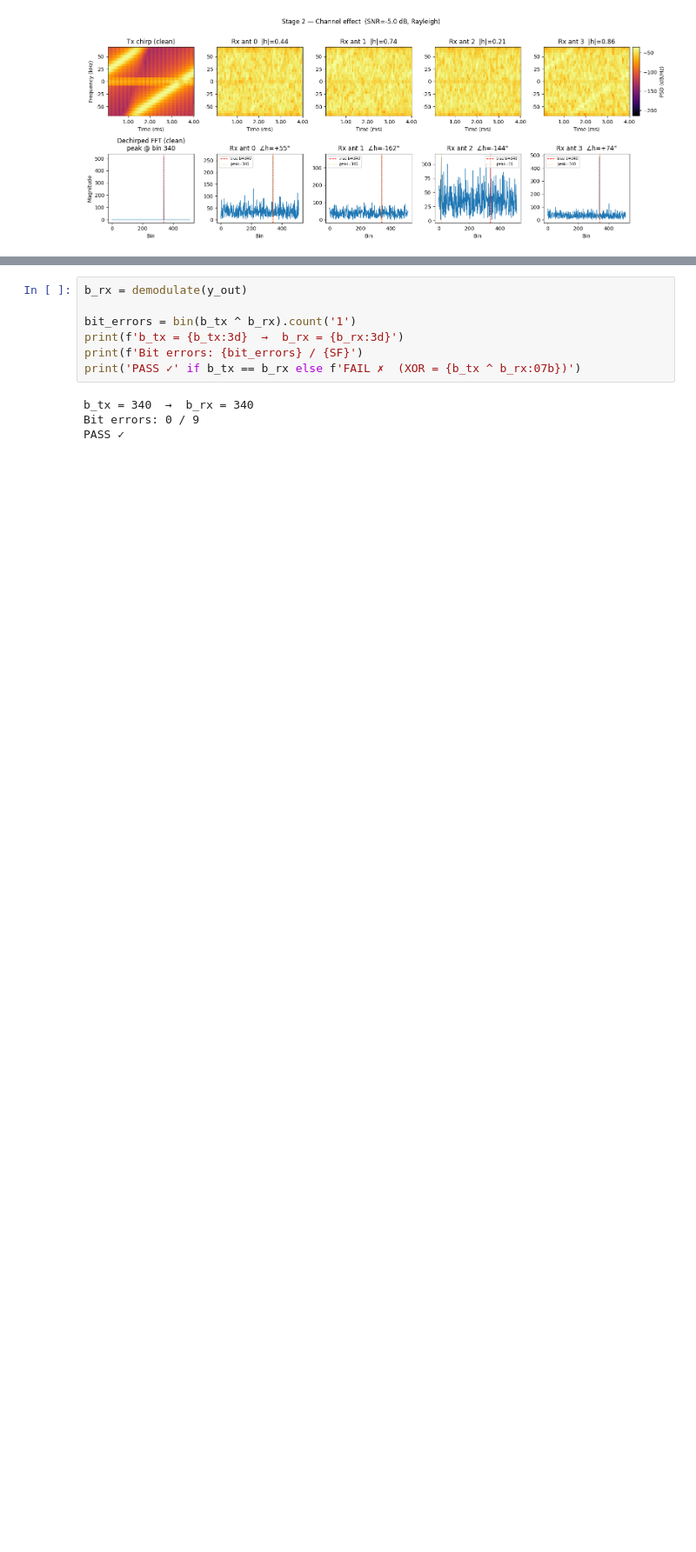
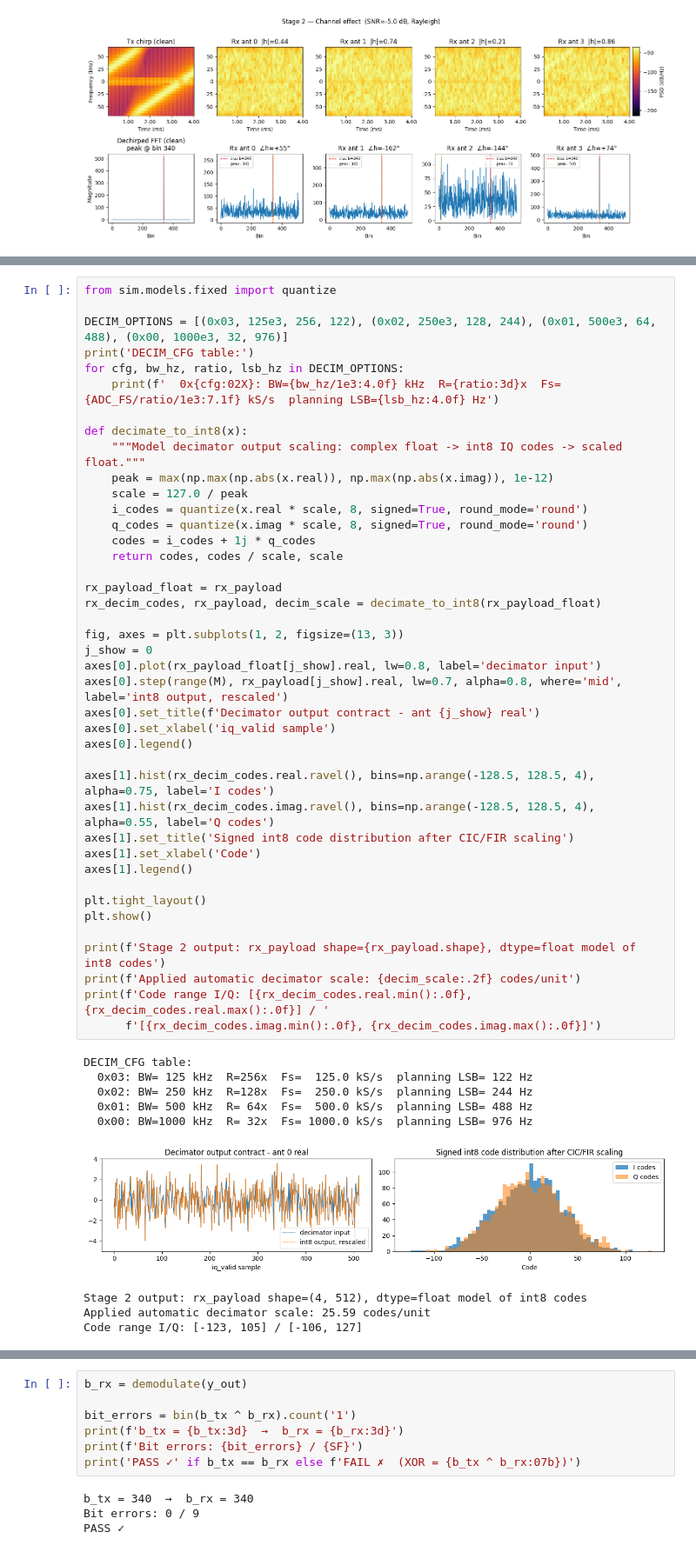
Before and after one commit to Sheffield-Chip-Design-Team/chipathon-2026, a Jupyter notebook: lora-mimo/sim/notebooks/01_dsp_chain_walkthrough.ipynb, the cells around one changed output, grey strips where cells are left out. Shown at 87% size. Saved outputs shown, nothing was run; the diff lists cells and outputs as text; blank space fills up the shorter version.

```diff
--- a/lora-mimo/sim/notebooks/01_dsp_chain_walkthrough.ipynb
+++ b/lora-mimo/sim/notebooks/01_dsp_chain_walkthrough.ipynb
@@ -265,3 +285,54 @@ plt.show()
+# %%
+from sim.models.fixed import quantize
+
+DECIM_OPTIONS = [(0x03, 125e3, 256, 122), (0x02, 250e3, 128, 244), (0x01, 500e3, 64, 488), (0x00, 1000e3, 32, 976)]
+print('DECIM_CFG table:')
+for cfg, bw_hz, ratio, lsb_hz in DECIM_OPTIONS:
+    print(f'  0x{cfg:02X}: BW={bw_hz/1e3:4.0f} kHz  R={ratio:3d}x  Fs={ADC_FS/ratio/1e3:7.1f} kS/s  planning LSB={lsb_hz:4.0f} Hz')
+
+def decimate_to_int8(x):
+    """Model decimator output scaling: complex float -> int8 IQ codes -> scaled float."""
+    peak = max(np.max(np.abs(x.real)), np.max(np.abs(x.imag)), 1e-12)
+    scale = 127.0 / peak
+    i_codes = quantize(x.real * scale, 8, signed=True, round_mode='round')
+    q_codes = quantize(x.imag * scale, 8, signed=True, round_mode='round')
+    codes = i_codes + 1j * q_codes
+    return codes, codes / scale, scale
+
+rx_payload_float = rx_payload
+rx_decim_codes, rx_payload, decim_scale = decimate_to_int8(rx_payload_float)
+
+fig, axes = plt.subplots(1, 2, figsize=(13, 3))
+j_show = 0
+axes[0].plot(rx_payload_float[j_show].real, lw=0.8, label='decimator input')
+axes[0].step(range(M), rx_payload[j_show].real, lw=0.7, alpha=0.8, where='mid', label='int8 output, rescaled')
+axes[0].set_title(f'Decimator output contract - ant {j_show} real')
+axes[0].set_xlabel('iq_valid sample')
+axes[0].legend()
+
+axes[1].hist(rx_decim_codes.real.ravel(), bins=np.arange(-128.5, 128.5, 4), alpha=0.75, label='I codes')
+axes[1].hist(rx_decim_codes.imag.ravel(), bins=np.arange(-128.5, 128.5, 4), alpha=0.55, label='Q codes')
+axes[1].set_title('Signed int8 code distribution after CIC/FIR scaling')
+axes[1].set_xlabel('Code')
+axes[1].legend()
+
+plt.tight_layout()
+plt.show()
+
+print(f'Stage 2 output: rx_payload shape={rx_payload.shape}, dtype=float model of int8 codes')
+print(f'Applied automatic decimator scale: {decim_scale:.2f} codes/unit')
+print(f'Code range I/Q: [{rx_decim_codes.real.min():.0f}, {rx_decim_codes.real.max():.0f}] / '
+      f'[{rx_decim_codes.imag.min():.0f}, {rx_decim_codes.imag.max():.0f}]')
+# %% [output]
+DECIM_CFG table:
+  0x03: BW= 125 kHz  R=256x  Fs=  125.0 kS/s  planning LSB= 122 Hz
+  0x02: BW= 250 kHz  R=128x  Fs=  250.0 kS/s  planning LSB= 244 Hz
+  0x01: BW= 500 kHz  R= 64x  Fs=  500.0 kS/s  planning LSB= 488 Hz
+  0x00: BW=1000 kHz  R= 32x  Fs= 1000.0 kS/s  planning LSB= 976 Hz
+[figure, added]
+Stage 2 output: rx_payload shape=(4, 512), dtype=float model of int8 codes
+Applied automatic decimator scale: 25.59 codes/unit
+Code range I/Q: [-123, 105] / [-106, 127]
 # %% [markdown]
 ### Channel estimation from a single pilot chirp
 With the transmitted chirp `s` known at the receiver, the least-squares channel estimate per antenna is:
```
Also changed, not shown: parts of 35 cells of this notebook, 16 other files.
